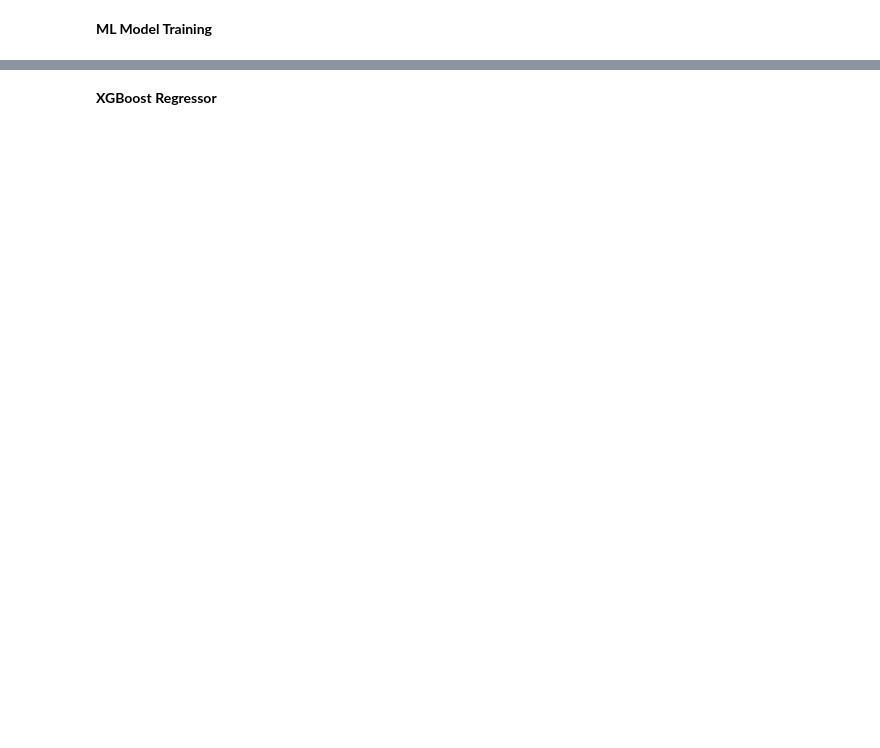
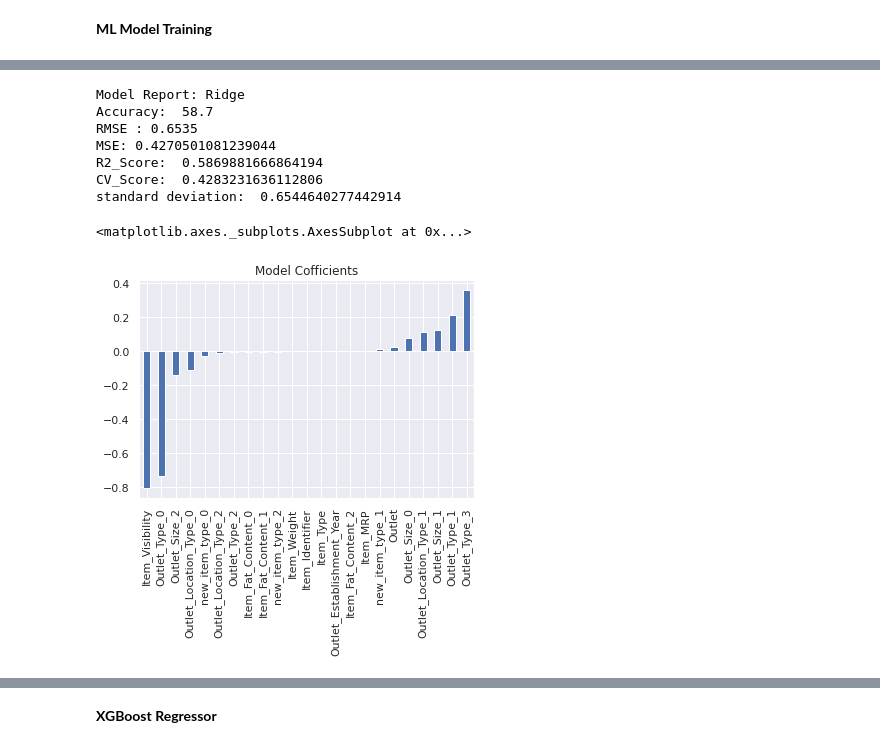
Before and after one commit to istiaksaif/CSE445_BigMart_Sales_Prediction, a Jupyter notebook: MLProject(BigMart).ipynb, the cells around one changed output, grey strips where cells are left out. Cells and saved outputs as stored; diff of their text form; code cells hidden in the pictures; blank space fills up the shorter version.

```diff
--- a/MLProject(BigMart).ipynb
+++ b/MLProject(BigMart).ipynb
@@ -523,0 +623,16 @@ print(x.shape, x_train.shape, x_test.shape)
+# %%
+model = Ridge(normalize=True)
+print("Model Report: Ridge")
+train(model, x_train, y_train)
+coef = pd.Series(model.coef_, x.columns).sort_values()
+coef.plot(kind='bar',title="Model Cofficients")
+# %% [output]
+Model Report: Ridge
+Accuracy:  58.7
+RMSE : 0.6535
+MSE: 0.4270501081239044
+R2_Score:  0.5869881666864194
+CV_Score:  0.4283231636112806
+standard deviation:  0.6544640277442914
+<matplotlib.axes._subplots.AxesSubplot at 0x...>
+[figure, added]
```
Also changed, not shown: parts of 42 cells of this notebook.
